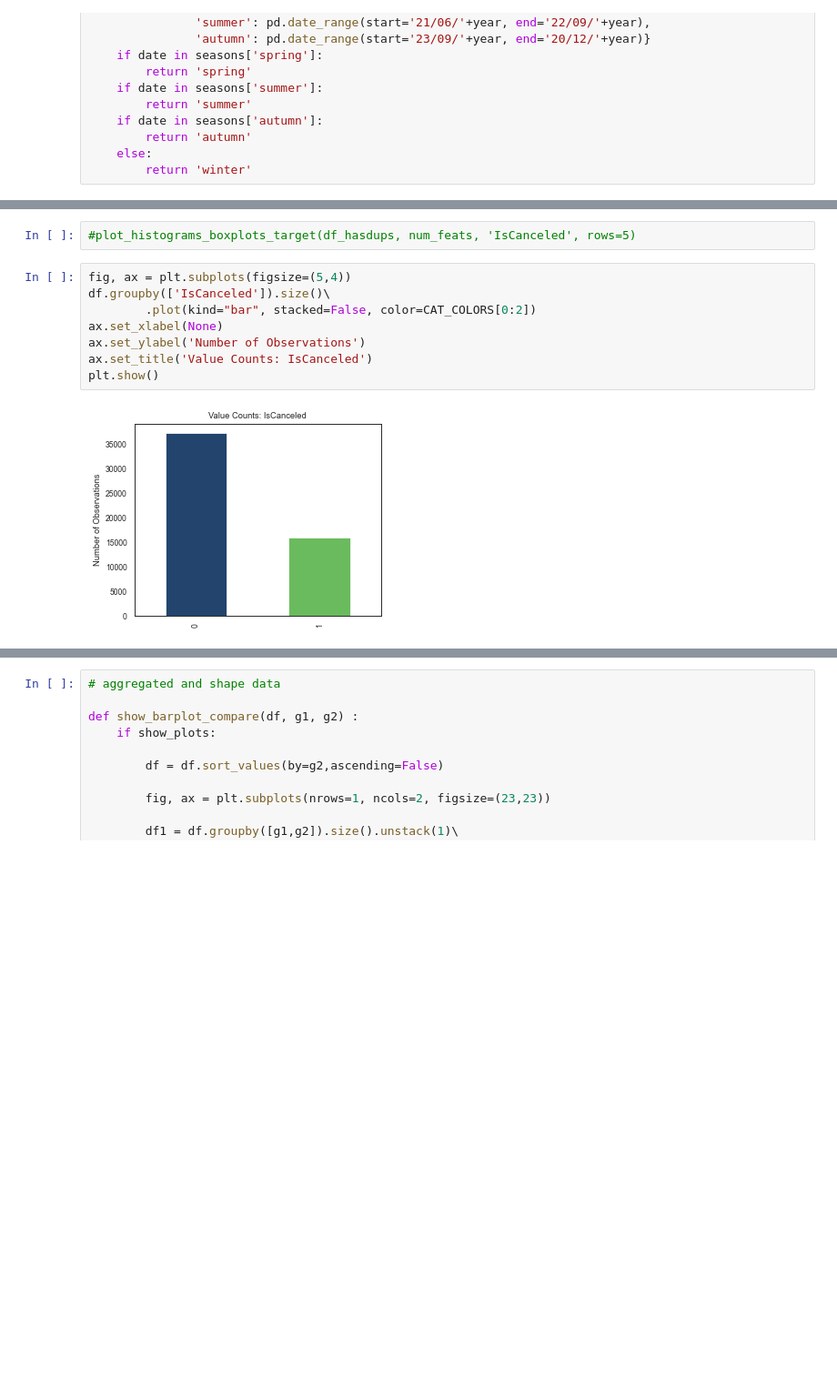
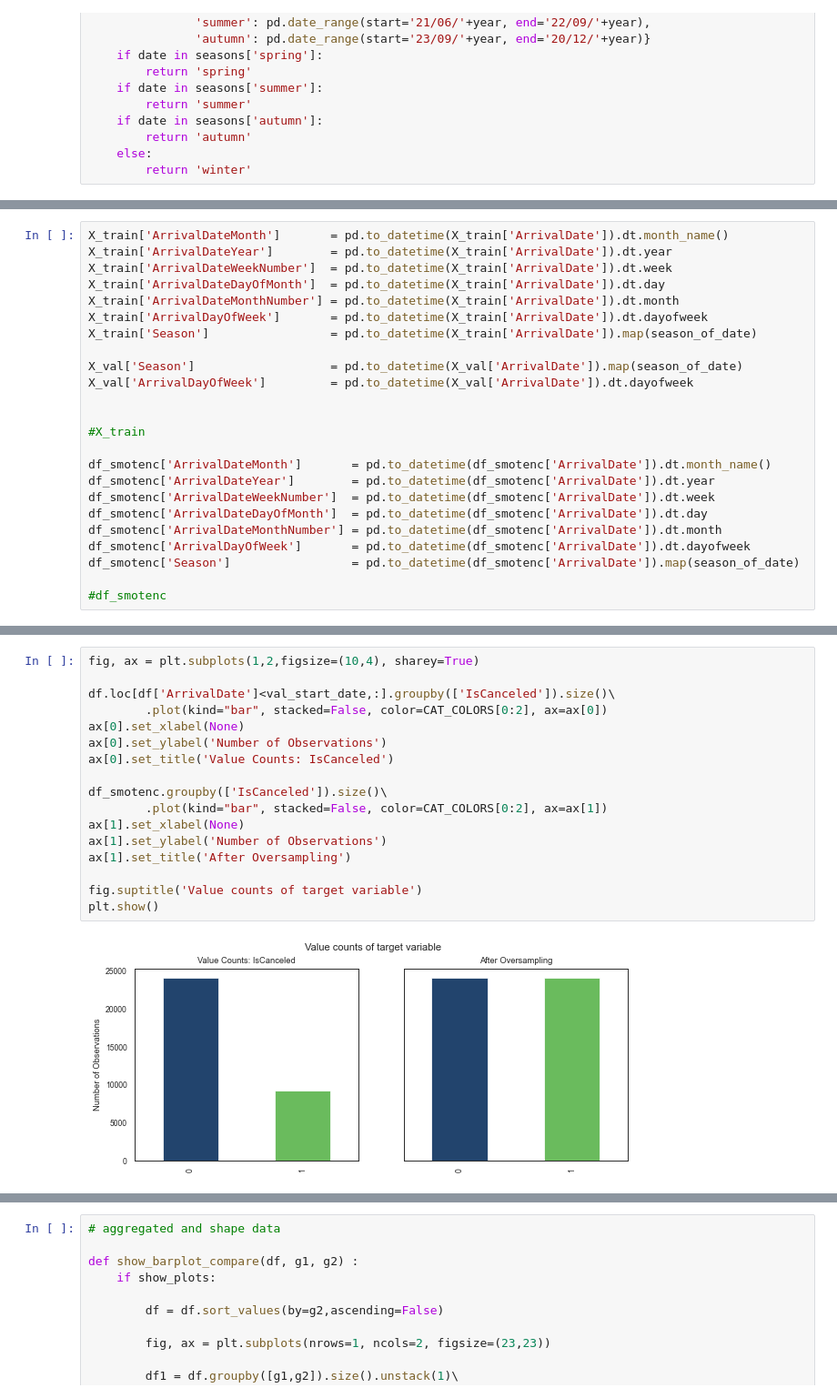
Before and after one commit to MarjorieKinney/bc2, a Jupyter notebook: wip/b/BC2-BM.ipynb, the cells around one changed output, grey strips where cells are left out. Shown at 91% size. Cells and saved outputs as stored; diff of their text form; blank space fills up the shorter version.

```diff
--- a/wip/b/BC2-BM.ipynb
+++ b/wip/b/BC2-BM.ipynb
@@ -667,0 +706,24 @@ dtype: int64
+# %%
+X_train['ArrivalDateMonth']       = pd.to_datetime(X_train['ArrivalDate']).dt.month_name()
+X_train['ArrivalDateYear']        = pd.to_datetime(X_train['ArrivalDate']).dt.year
+X_train['ArrivalDateWeekNumber']  = pd.to_datetime(X_train['ArrivalDate']).dt.week
+X_train['ArrivalDateDayOfMonth']  = pd.to_datetime(X_train['ArrivalDate']).dt.day
+X_train['ArrivalDateMonthNumber'] = pd.to_datetime(X_train['ArrivalDate']).dt.month
+X_train['ArrivalDayOfWeek']       = pd.to_datetime(X_train['ArrivalDate']).dt.dayofweek
+X_train['Season']                 = pd.to_datetime(X_train['ArrivalDate']).map(season_of_date)
+
+X_val['Season']                   = pd.to_datetime(X_val['ArrivalDate']).map(season_of_date)
+X_val['ArrivalDayOfWeek']         = pd.to_datetime(X_val['ArrivalDate']).dt.dayofweek
+
+
+#X_train
+
+df_smotenc['ArrivalDateMonth']       = pd.to_datetime(df_smotenc['ArrivalDate']).dt.month_name()
+df_smotenc['ArrivalDateYear']        = pd.to_datetime(df_smotenc['ArrivalDate']).dt.year
+df_smotenc['ArrivalDateWeekNumber']  = pd.to_datetime(df_smotenc['ArrivalDate']).dt.week
+df_smotenc['ArrivalDateDayOfMonth']  = pd.to_datetime(df_smotenc['ArrivalDate']).dt.day
+df_smotenc['ArrivalDateMonthNumber'] = pd.to_datetime(df_smotenc['ArrivalDate']).dt.month
+df_smotenc['ArrivalDayOfWeek']       = pd.to_datetime(df_smotenc['ArrivalDate']).dt.dayofweek
+df_smotenc['Season']                 = pd.to_datetime(df_smotenc['ArrivalDate']).map(season_of_date)
+
+#df_smotenc
@@ -707,15 +775,22 @@ plot_histograms_boxplots_target(df, num_feats, 'IsCanceled', rows=5)
-# %%
-#plot_histograms_boxplots_target(df_hasdups, num_feats, 'IsCanceled', rows=5)
 # %%
-fig, ax = plt.subplots(figsize=(5,4))
-df.groupby(['IsCanceled']).size()\
-        .plot(kind="bar", stacked=False, color=CAT_COLORS[0:2])
-ax.set_xlabel(None)
-ax.set_ylabel('Number of Observations')
-ax.set_title('Value Counts: IsCanceled')
+fig, ax = plt.subplots(1,2,figsize=(10,4), sharey=True)
+
+df.loc[df['ArrivalDate']<val_start_date,:].groupby(['IsCanceled']).size()\
+        .plot(kind="bar", stacked=False, color=CAT_COLORS[0:2], ax=ax[0])
+ax[0].set_xlabel(None)
+ax[0].set_ylabel('Number of Observations')
+ax[0].set_title('Value Counts: IsCanceled')
+
+df_smotenc.groupby(['IsCanceled']).size()\
+        .plot(kind="bar", stacked=False, color=CAT_COLORS[0:2], ax=ax[1])
+ax[1].set_xlabel(None)
+ax[1].set_ylabel('Number of Observations')
+ax[1].set_title('After Oversampling')
+
+fig.suptitle('Value counts of target variable')
 plt.show()
 # %% [output]
-[figure, old version]
+[figure, new version]
 # %%
 ## Function to plot histograms of cat features for specified dataframe
 def plot_cat_counts(df, features, target, rows=6, title = "Count Distributions of Categorical Variables"):
```
Also changed, not shown: parts of 157 cells of this notebook.
